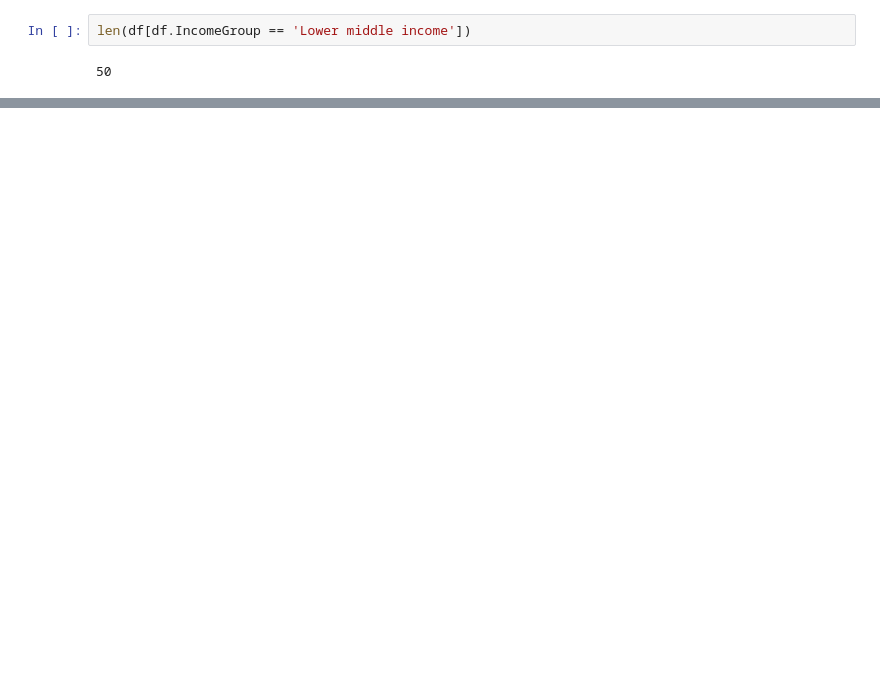
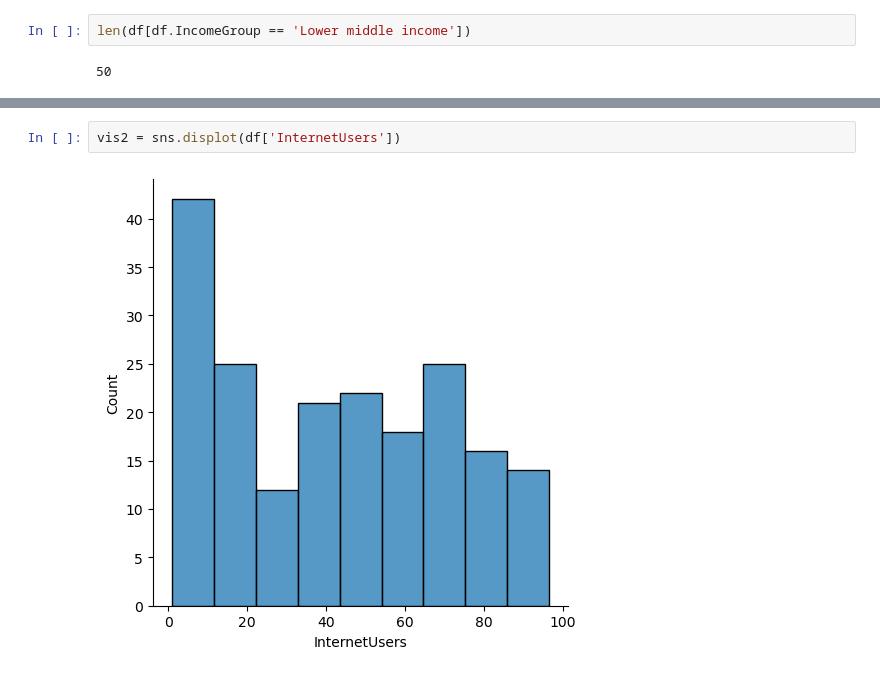
Before and after one commit to pmkmohan/PythonTraining, a Jupyter notebook: Pandas for Student practice.ipynb, the cells around one changed output, grey strips where cells are left out. Drawn from its saved outputs; the diff is of its cells as text; blank space fills up the shorter version.

```diff
--- a/Pandas for Student practice.ipynb
+++ b/Pandas for Student practice.ipynb
@@ -784,0 +884,4 @@ len(df[df.IncomeGroup == 'Lower middle income'])
+# %%
+vis2 = sns.displot(df['InternetUsers'])
+# %% [output]
+[figure, added]
```
Also changed, not shown: parts of 50 cells of this notebook.
